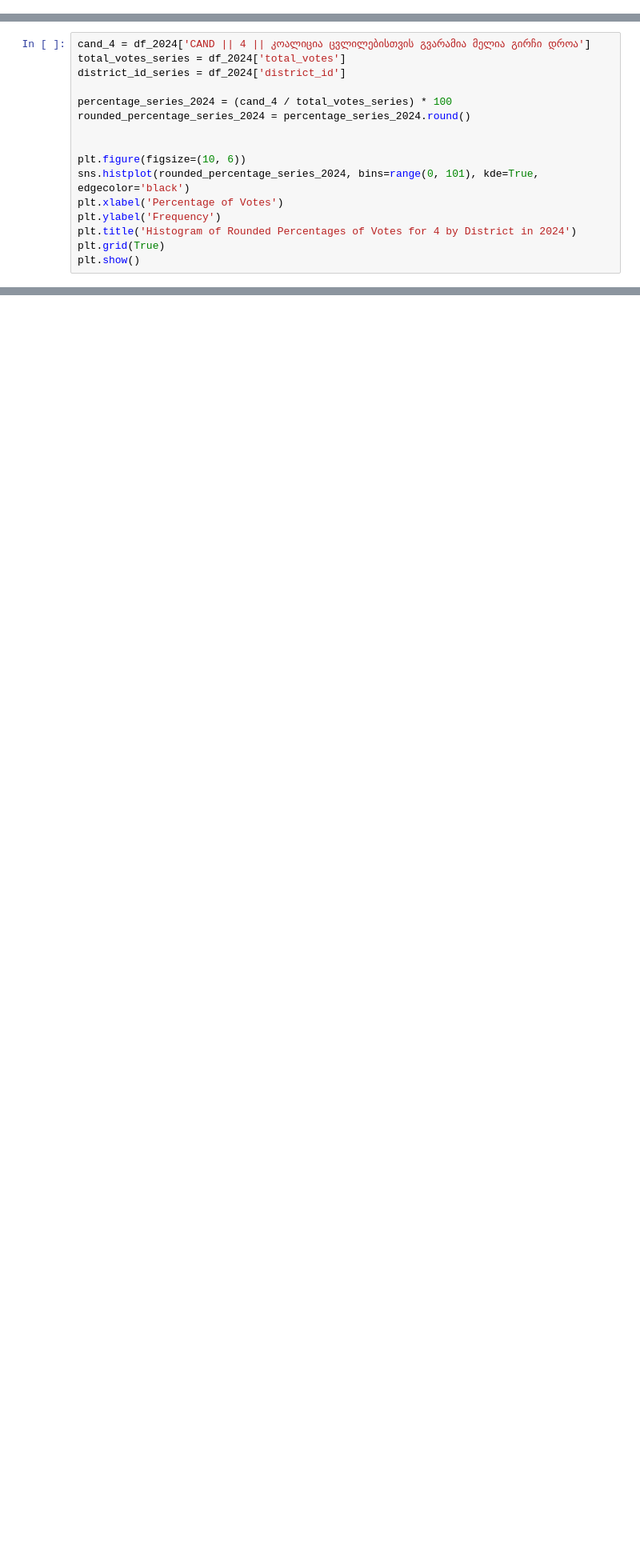
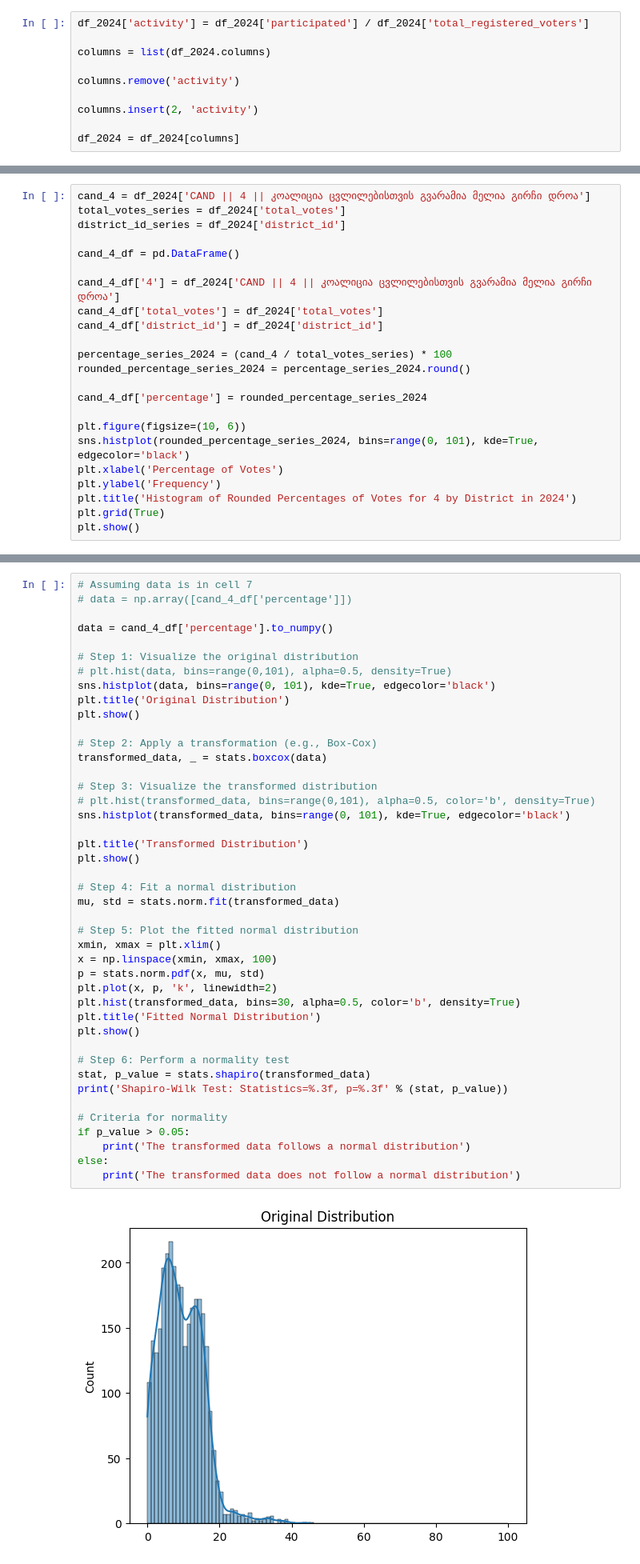
Before and after one commit to sabak/georgian-elections, a Jupyter notebook: src/analysis.ipynb, the cells around one changed output, grey strips where cells are left out. Shown at 80% size. Drawn from its saved outputs; the diff is of its cells as text; blank space fills up the shorter version.

```diff
--- a/src/analysis.ipynb
+++ b/src/analysis.ipynb
@@ -12,3 +25,13 @@ df_2020 = pd.read_csv(file_path_2020)
+# %%
+df_2024['activity'] = df_2024['participated'] / df_2024['total_registered_voters']
+
+columns = list(df_2024.columns)
+
+columns.remove('activity')
+
+columns.insert(2, 'activity')
+
+df_2024 = df_2024[columns]
 # %%
 # Define the urban area criteria
 
@@ -137,9 +160,16 @@ cand_4 = df_2024['CAND || 4 || კოალიცია ცვლილები
 total_votes_series = df_2024['total_votes']
 district_id_series = df_2024['district_id']
 
+cand_4_df = pd.DataFrame()
+
+cand_4_df['4'] = df_2024['CAND || 4 || კოალიცია ცვლილებისთვის გვარამია მელია გირჩი დროა']
+cand_4_df['total_votes'] = df_2024['total_votes']
+cand_4_df['district_id'] = df_2024['district_id']
+
 percentage_series_2024 = (cand_4 / total_votes_series) * 100
 rounded_percentage_series_2024 = percentage_series_2024.round()
 
+cand_4_df['percentage'] = rounded_percentage_series_2024
 
 plt.figure(figsize=(10, 6))
 sns.histplot(rounded_percentage_series_2024, bins=range(0, 101), kde=True, edgecolor='black')
@@ -150,3 +180,48 @@ plt.grid(True)
 plt.show()
 # %% [output]
 [figure]
+# %%
+# Assuming data is in cell 7
+# data = np.array([cand_4_df['percentage']])
+
+data = cand_4_df['percentage'].to_numpy()
+
+# Step 1: Visualize the original distribution
+# plt.hist(data, bins=range(0,101), alpha=0.5, density=True)
+sns.histplot(data, bins=range(0, 101), kde=True, edgecolor='black')
+plt.title('Original Distribution')
+plt.show()
+
+# Step 2: Apply a transformation (e.g., Box-Cox)
+transformed_data, _ = stats.boxcox(data)
+
+# Step 3: Visualize the transformed distribution
+# plt.hist(transformed_data, bins=range(0,101), alpha=0.5, color='b', density=True)
+sns.histplot(transformed_data, bins=range(0, 101), kde=True, edgecolor='black')
+
+plt.title('Transformed Distribution')
+plt.show()
+
+# Step 4: Fit a normal distribution
+mu, std = stats.norm.fit(transformed_data)
+
+# Step 5: Plot the fitted normal distribution
+xmin, xmax = plt.xlim()
+x = np.linspace(xmin, xmax, 100)
+p = stats.norm.pdf(x, mu, std)
+plt.plot(x, p, 'k', linewidth=2)
+plt.hist(transformed_data, bins=30, alpha=0.5, color='b', density=True)
+plt.title('Fitted Normal Distribution')
+plt.show()
+
+# Step 6: Perform a normality test
+stat, p_value = stats.shapiro(transformed_data)
+print('Shapiro-Wilk Test: Statistics=%.3f, p=%.3f' % (stat, p_value))
+
+# Criteria for normality
+if p_value > 0.05:
+    print('The transformed data follows a normal distribution')
+else:
+    print('The transformed data does not follow a normal distribution')
+# %% [output]
+[figure, added]
```
Also changed, not shown: parts of 3 cells of this notebook, 2 other files.
